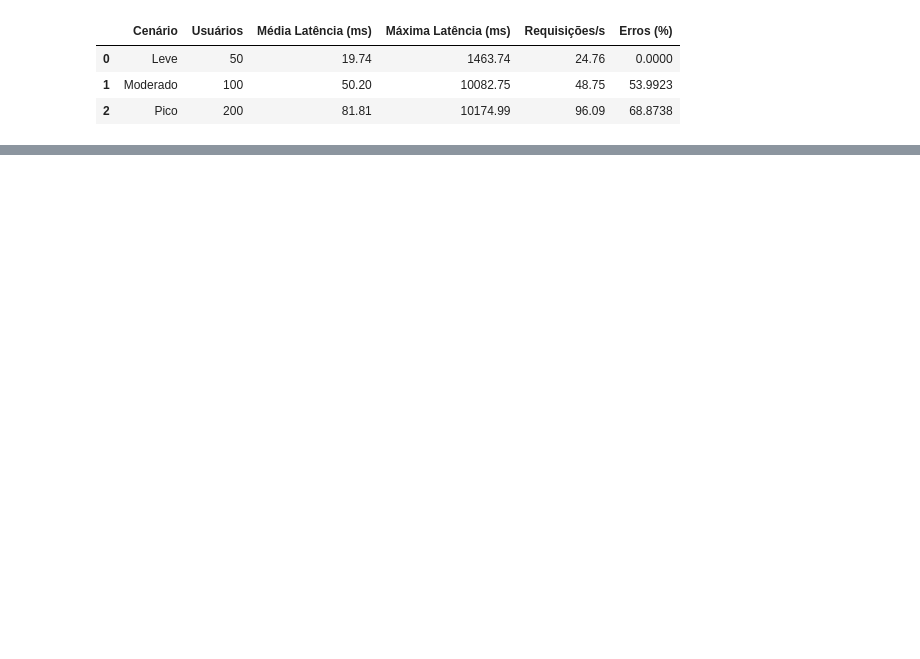
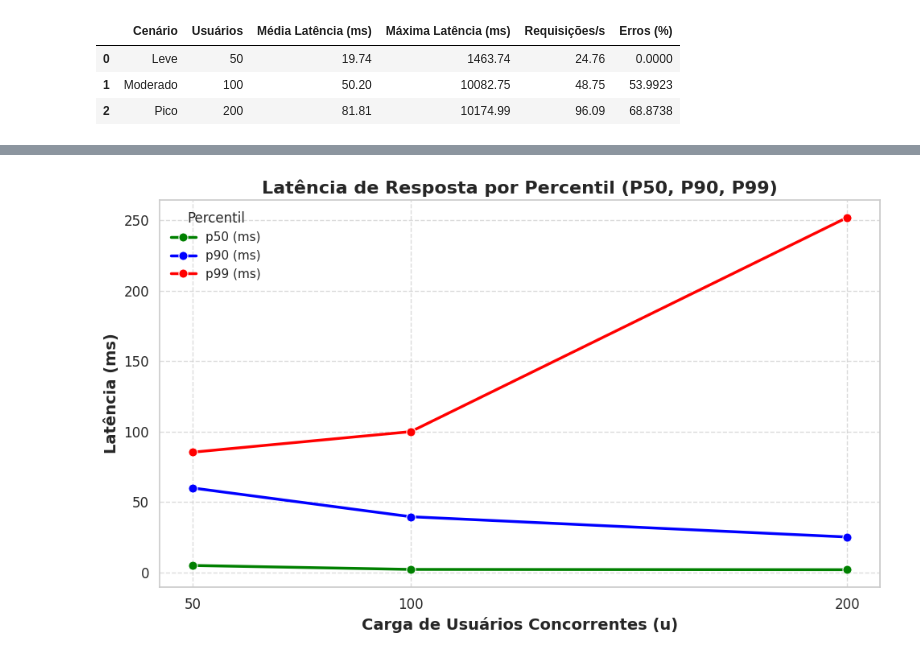
Before and after one commit to DanielRodri87/Trabalho_VII_SD, a Jupyter notebook: analyze.ipynb, the cells around one changed output, grey strips where cells are left out. Drawn from its saved outputs; the diff is of its cells as text; code cells hidden in the pictures; blank space fills up the shorter version.

Commit message:
feat: graficos com os resultados para artigo

```diff
--- a/analyze.ipynb
+++ b/analyze.ipynb
@@ -1,5 +1,18 @@
 # %%
 import pandas as pd
+import numpy as np
+import matplotlib.pyplot as plt
+import seaborn as sns
+import glob
+import os
+
+# Configuração de Estilo para Artigo Científico
+sns.set_theme(style="whitegrid")
+plt.rcParams['figure.figsize'] = (10, 6)
+plt.rcParams['axes.titlesize'] = 16
+plt.rcParams['axes.labelsize'] = 14
+plt.rcParams['xtick.labelsize'] = 12
+plt.rcParams['ytick.labelsize'] = 12
 # %%
 dataset = pd.read_csv('resultados_consolidados.csv')
 dataset.head(201)
@@ -10,0 +220,60 @@ dataset.head(201)
+# %%
+# --- 2.4 Latência por Percentil (P50, P90, P99) ---
+# Usamos dados consolidados do seu script de análise (P50, P90, P99 devem ser incluídos)
+# NOTA: O script de análise anterior só calculou a Média e Máxima.
+# Seus arquivos *_stats.csv contêm as colunas '50%', '90%', '99%', use-os!
+
+def load_percentile_data(scenarios):
+    """Carrega e calcula a média dos percentis P50, P90, P99 de todas as repetições."""
+    df_percentile_list = []
+
+    for scenario, data in scenarios.items():
+        pattern = data["pattern"]
+        users = data["users"]
+        all_files = glob.glob(pattern)
+
+        df_list = []
+        for f in all_files:
+            try:
+                df = pd.read_csv(f)
+                df_list.append(df.loc[df['Name'] == 'Aggregated'])
+            except:
+                continue
+
+        if df_list:
+            combined_df = pd.concat(df_list)
+            # Garante que as colunas são numéricas
+            combined_df['50%'] = pd.to_numeric(combined_df['50%'], errors='coerce')
+            combined_df['90%'] = pd.to_numeric(combined_df['90%'], errors='coerce')
+            combined_df['99%'] = pd.to_numeric(combined_df['99%'], errors='coerce')
+
+            avg_p = {
+                'Usuários (u)': users,
+                'p50 (ms)': combined_df['50%'].mean().round(2),
+                'p90 (ms)': combined_df['90%'].mean().round(2),
+                'p99 (ms)': combined_df['99%'].mean().round(2)
+            }
+            df_percentile_list.append(avg_p)
+
+    return pd.DataFrame(df_percentile_list)
+
+df_percentis = load_percentile_data(SCENARIOS)
+df_percentis_melt = df_percentis.melt(id_vars='Usuários (u)',
+                                      value_vars=['p50 (ms)', 'p90 (ms)', 'p99 (ms)'],
+                                      var_name='Percentil',
+                                      value_name='Latência (ms)')
+
+plt.figure(figsize=(10, 6))
+sns.lineplot(data=df_percentis_melt, x='Usuários (u)', y='Latência (ms)', hue='Percentil',
+             marker='o', markersize=8, linewidth=2.5, palette=['green', 'blue', 'red'])
+
+plt.title('Latência de Resposta por Percentil (P50, P90, P99)')
+plt.xlabel('Carga de Usuários Concorrentes (u)')
+plt.ylabel('Latência (ms)')
+plt.xticks(df_percentis['Usuários (u)'])
+plt.legend(title='Percentil')
+plt.grid(True, linestyle='--', alpha=0.7)
+plt.tight_layout()
+plt.show()
+# %% [output]
+[figure, added]
```
Also changed, not shown: parts of 4 cells of this notebook, 2 other files.
